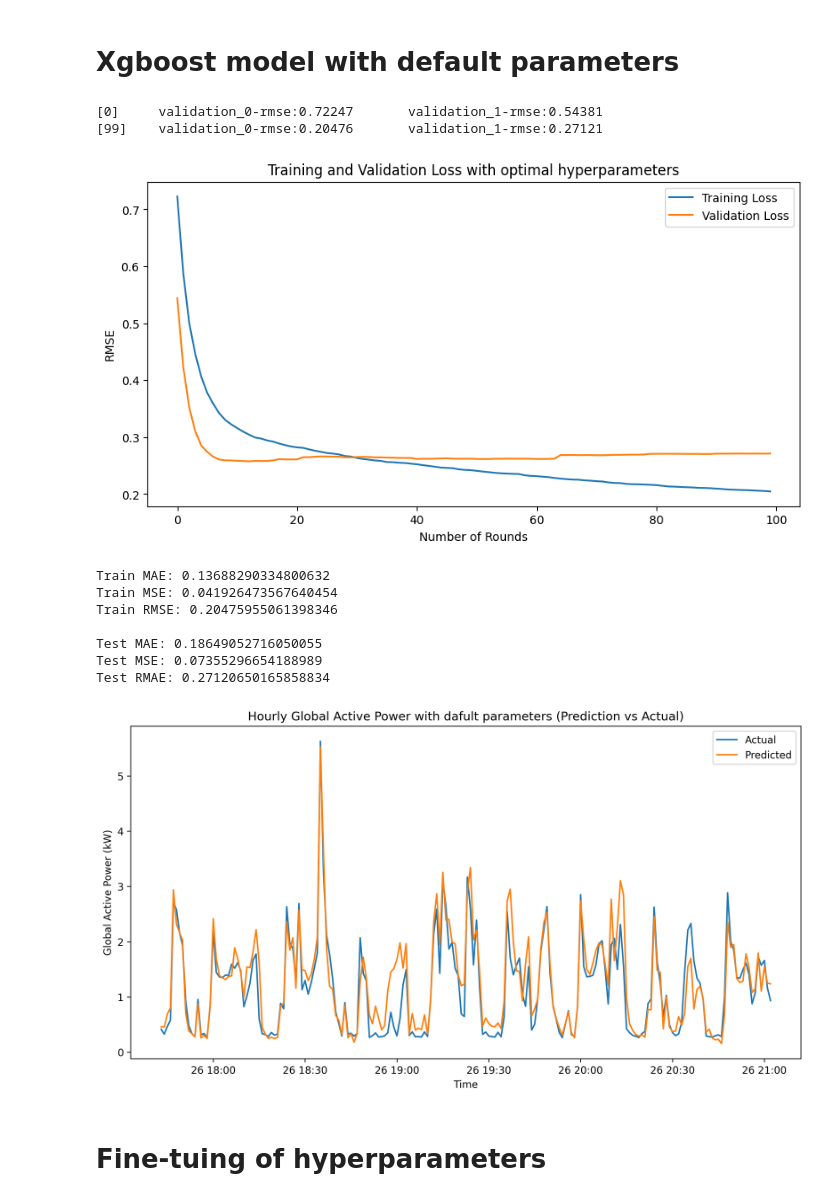
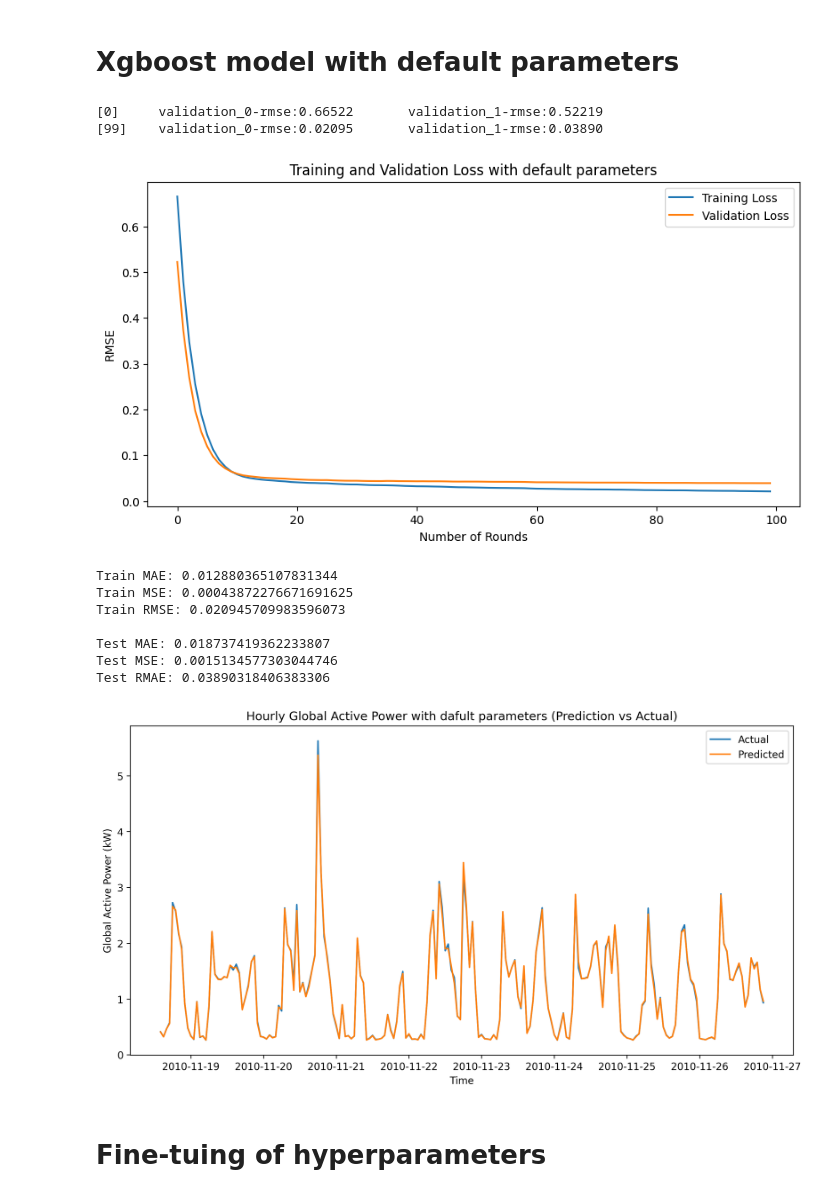
Before and after one commit to samirp92/Final-Year-Project-Time-Series-Forecating-, a Jupyter notebook: XGboost_Ele_Power_Consumption_Forecasting_Student_ID_21072112.ipynb, the cells around one changed output. Saved outputs shown, nothing was run; the diff lists cells and outputs as text; code cells hidden in the pictures.

Commit message:
Model loss improved by MICE imputer

```diff
--- a/XGboost_Ele_Power_Consumption_Forecasting_Student_ID_21072112.ipynb
+++ b/XGboost_Ele_Power_Consumption_Forecasting_Student_ID_21072112.ipynb
@@ -121,7 +159,6 @@ Note:-
 (Global_active_power*1000/60 - Sub_metering_1 - Sub_metering_2 - Sub_metering_3) represents the active energy consumed every minute (in watt hour) in the household by electrical equipment not measured in sub-meterings 1, 2 and 3
 # %%
 # Creating new variable for remaining power consumption in watt hour
-equation1 = (df['Global_active_power']*1000/60)
-equation2 = df['Sub_metering_1'] + df['Sub_metering_2'] + df['Sub_metering_3']
-df['Sub_metering_4'] = equation1 - equation2
-df.head()
+equation1 = (df_imputed['Global_active_power']*1000/60)
+equation2 = df_imputed['Sub_metering_1'] + df_imputed['Sub_metering_2'] + df_imputed['Sub_metering_3']
+df_imputed['Sub_metering_4'] = equation1 - equation2
@@ -136,6 +165,9 @@ df.head()
 # %%
 # Resampled the data
-hourly_resampled = df.resample('H').mean()
+hourly_resampled = df_imputed.resample('H').mean()
+
+# Save DataFrame to a CSV file
+hourly_resampled.to_csv('hourly_resampled.csv')
 # %% [markdown]
 # EDA
 # %%
@@ -178,7 +210,7 @@ Shape after Hourly resampling of data : (34589, 8)
 # %% [markdown]
 Note:- As Global_intensity and Sub_metering_4 are highly correlated with Global_active_power so I am removing Global_intensity column
 # %%
-df1 = hourly_resampled.drop(['Global_intensity', 'Sub_metering_4'], axis=1)
+df1 = hourly_resampled.drop(['Global_intensity'], axis=1)
 # %% [markdown]
 # Feature Engineering
 # %%
@@ -212,10 +259,8 @@ Index(['Global_active_power', 'Global_reactive_power', 'Voltage',
 # Train-Test Splitting
 # %%
 # Split the data into Train & Test Split
-features = ['Global_reactive_power', 'Voltage', 'Sub_metering_1', 'Sub_metering_2',
-            'Sub_metering_3', 'hour', 'month', 'quarter',
-            'year', 'week_of_year', 'day_of_week', 'day_of_month', 'day_of_year']
 target = ['Global_active_power']
+features = df1.drop(columns=['Global_active_power']).columns
 
 train_size = int(len(df1) * 0.80)
 df1_train = df1[:train_size]
@@ -252,7 +282,7 @@ plt.show()
 xgb_model = xgb.XGBRegressor()
 
 # Fit the XGboost model
-history = xgb_model.fit(X_train, y_train, eval_set=[(X_train, y_train), (X_test, y_test)], verbose=100)
+history = xgb_model.fit(X_train, y_train, eval_set=[(X_train, y_train), (X_test, y_test)],verbose=100)
 
 # Extract the evaluation results
 evals_result = xgb_model.evals_result()
@@ -260,46 +290,46 @@ evals_result = xgb_model.evals_result()
 # Plot the training and validation loss
 plt.figure(figsize=(10, 5))
 plt.plot(evals_result['validation_0']['rmse'], label='Training Loss')
 plt.plot(evals_result['validation_1']['rmse'], label='Validation Loss')
 plt.xlabel('Number of Rounds')
 plt.ylabel('RMSE')
-plt.title('Training and Validation Loss with optimal hyperparameters')
+plt.title('Training and Validation Loss with default parameters')
 plt.legend()
 plt.show()
 
 # Predictions with the model
 train_predict = xgb_model.predict(X_train)
 test_predict = xgb_model.predict(X_test)
 
 # Calculate evaluation metrics
 print('\nTrain MAE:', mean_absolute_error(y_train, train_predict))
 print('Train MSE:', mean_squared_error(y_train, train_predict))
 print('Train RMSE:',np.sqrt(mean_squared_error(y_train, train_predict)))
 print('\nTest MAE:', mean_absolute_error(y_test, test_predict))
 print('Test MSE:', mean_squared_error(y_test, test_predict))
 print('Test RMAE:',np.sqrt(mean_squared_error(y_test, test_predict)))
 
 # Plot the graph Actual vs Prediction
 plt.figure(figsize=(12, 6), dpi=300)
-plt.plot(df.index[-200:], y_test[-200:], label='Actual')
-plt.plot(df.index[-200:], test_predict[-200:], label='Predicted')
+plt.plot(df1.index[-200:], y_test[-200:], label='Actual')
+plt.plot(df1.index[-200:], test_predict[-200:], label='Predicted')
 plt.title('Hourly Global Active Power with dafult parameters (Prediction vs Actual)')
 plt.xlabel('Time')
 plt.ylabel('Global Active Power (kW)')
 plt.legend()
 plt.show()
 # %% [output]
-[0]     validation_0-rmse:0.72247       validation_1-rmse:0.54381
-[99]    validation_0-rmse:0.20476       validation_1-rmse:0.27121
+[0]     validation_0-rmse:0.66522       validation_1-rmse:0.52219
+[99]    validation_0-rmse:0.02095       validation_1-rmse:0.03890
-[figure, old version]
+[figure, new version]
-Train MAE: 0.13688290334800632
-Train MSE: 0.041926473567640454
-Train RMSE: 0.20475955061398346
+Train MAE: 0.012880365107831344
+Train MSE: 0.00043872276671691625
+Train RMSE: 0.020945709983596073
 
-Test MAE: 0.18649052716050055
-Test MSE: 0.07355296654188989
-Test RMAE: 0.27120650165858834
+Test MAE: 0.018737419362233807
+Test MSE: 0.0015134577303044746
+Test RMAE: 0.03890318406383306
-[figure, old version]
+[figure, new version]
 # %% [markdown]
 # Fine-tuing of hyperparameters
 # %% [markdown]
```
Also changed, not shown: parts of 16 cells of this notebook.
